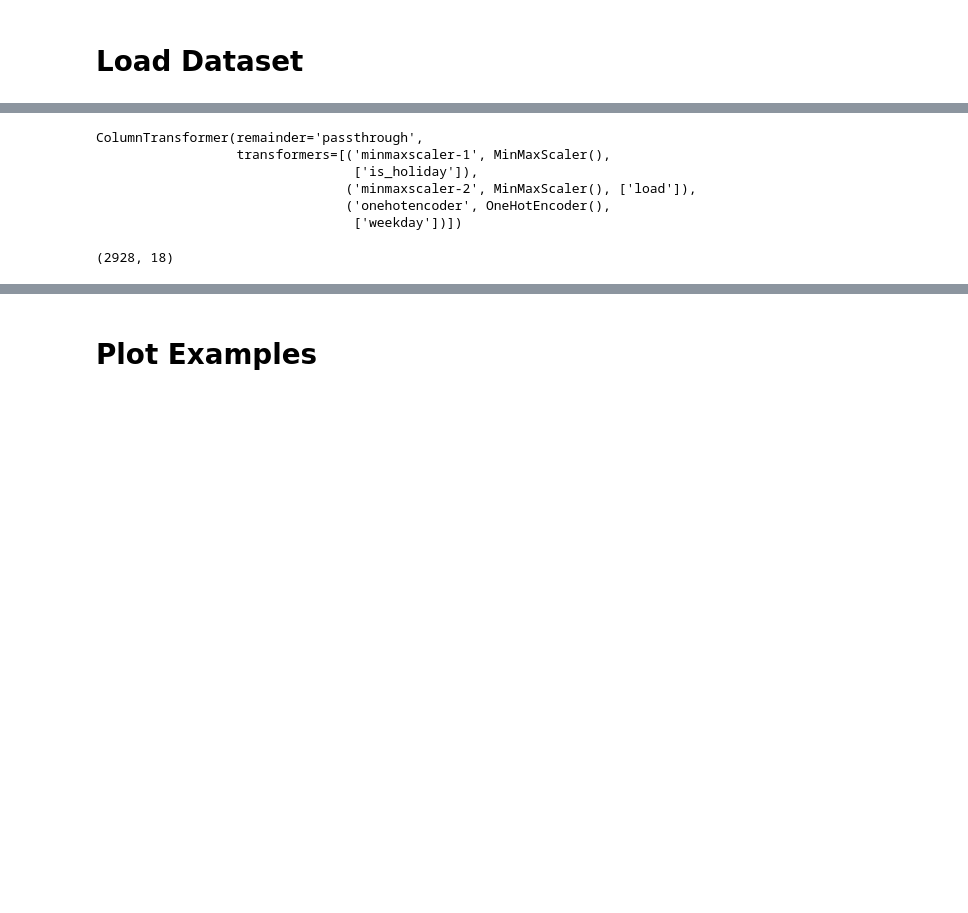
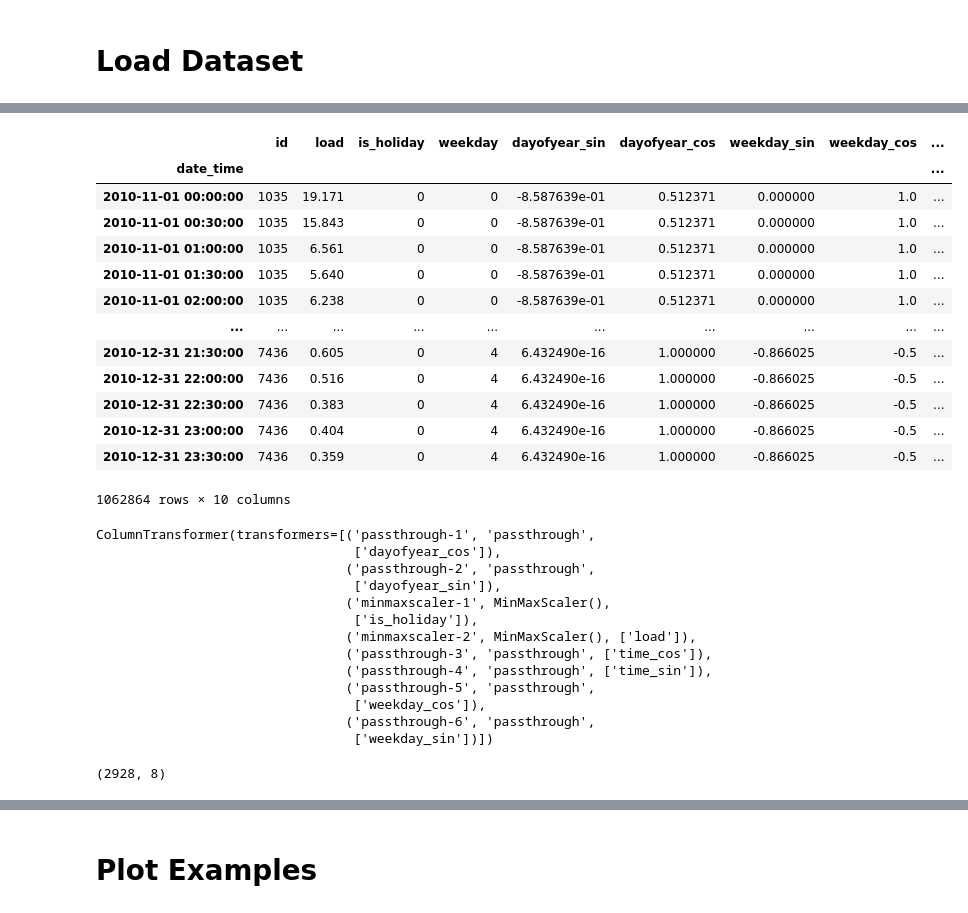
Before and after one commit to MArpogaus/Bernstein-Experiments, a Jupyter notebook: ipynb/load_data.ipynb, the cells around one changed output, grey strips where cells are left out. Drawn from its saved outputs; the diff is of its cells as text; code cells hidden in the pictures; blank space fills up the shorter version.

```diff
--- a/ipynb/load_data.ipynb
+++ b/ipynb/load_data.ipynb
@@ -195,28 +206,54 @@ test_csv.head()
+# %%
+test_csv
+# %% [output]
+|  | id | load | is_holiday | weekday | dayofyear_sin | dayofyear_cos | weekday_sin | weekday_cos | ... |
+| date_time |  |  |  |  |  |  |  |  | ... |
+| 2010-11-01 00:00:00 | 1035 | 19.171 | 0 | 0 | -8.587639e-01 | 0.512371 | 0.000000 | 1.0 | ... |
+| 2010-11-01 00:30:00 | 1035 | 15.843 | 0 | 0 | -8.587639e-01 | 0.512371 | 0.000000 | 1.0 | ... |
+| 2010-11-01 01:00:00 | 1035 | 6.561 | 0 | 0 | -8.587639e-01 | 0.512371 | 0.000000 | 1.0 | ... |
+| 2010-11-01 01:30:00 | 1035 | 5.640 | 0 | 0 | -8.587639e-01 | 0.512371 | 0.000000 | 1.0 | ... |
+| 2010-11-01 02:00:00 | 1035 | 6.238 | 0 | 0 | -8.587639e-01 | 0.512371 | 0.000000 | 1.0 | ... |
+| ... | ... | ... | ... | ... | ... | ... | ... | ... | ... |
+| 2010-12-31 21:30:00 | 7436 | 0.605 | 0 | 4 | 6.432490e-16 | 1.000000 | -0.866025 | -0.5 | ... |
+| 2010-12-31 22:00:00 | 7436 | 0.516 | 0 | 4 | 6.432490e-16 | 1.000000 | -0.866025 | -0.5 | ... |
+| 2010-12-31 22:30:00 | 7436 | 0.383 | 0 | 4 | 6.432490e-16 | 1.000000 | -0.866025 | -0.5 | ... |
+| 2010-12-31 23:00:00 | 7436 | 0.404 | 0 | 4 | 6.432490e-16 | 1.000000 | -0.866025 | -0.5 | ... |
+| 2010-12-31 23:30:00 | 7436 | 0.359 | 0 | 4 | 6.432490e-16 | 1.000000 | -0.866025 | -0.5 | ... |
+1062864 rows × 10 columns
 # %%
 scalers = {
     'load': MinMaxScaler(feature_range=(0, 1)),
     #'tempC': MinMaxScaler(feature_range=(-1, 1)),
-    'is_holiday': MinMaxScaler(feature_range=(0, 1)),
-    'weekday': OneHotEncoder(),
+    'is_holiday': MinMaxScaler(feature_range=(0, 1))
 }
+
+for c in test_csv.columns:
+    if 'cos' in c or 'sin' in c:
+        scalers[c] = 'passthrough'
 
 column_transformer = make_column_transformer(
     *[(scalers[k], [k]) for k in sorted(scalers.keys())],
-    remainder='passthrough'
 )
 column_transformer
 # %% [output]
-ColumnTransformer(remainder='passthrough',
-                  transformers=[('minmaxscaler-1', MinMaxScaler(),
+ColumnTransformer(transformers=[('passthrough-1', 'passthrough',
+                                 ['dayofyear_cos']),
+                                ('passthrough-2', 'passthrough',
+                                 ['dayofyear_sin']),
+                                ('minmaxscaler-1', MinMaxScaler(),
                                  ['is_holiday']),
                                 ('minmaxscaler-2', MinMaxScaler(), ['load']),
-                                ('onehotencoder', OneHotEncoder(),
-                                 ['weekday'])])
+                                ('passthrough-3', 'passthrough', ['time_cos']),
+                                ('passthrough-4', 'passthrough', ['time_sin']),
+                                ('passthrough-5', 'passthrough',
+                                 ['weekday_cos']),
+                                ('passthrough-6', 'passthrough',
+                                 ['weekday_sin'])])
 # %%
-trafo=column_transformer.fit_transform(test_csv[test_csv.id==1035])
+trafo=column_transformer.fit_transform(test_csv[test_csv.id==1035].reset_index())
 trafo.shape
 # %% [output]
-(2928, 18)
+(2928, 8)
 # %%
 trafo[3]
 # %% [output]
```
Also changed, not shown: parts of 18 cells of this notebook, 5 other files.
